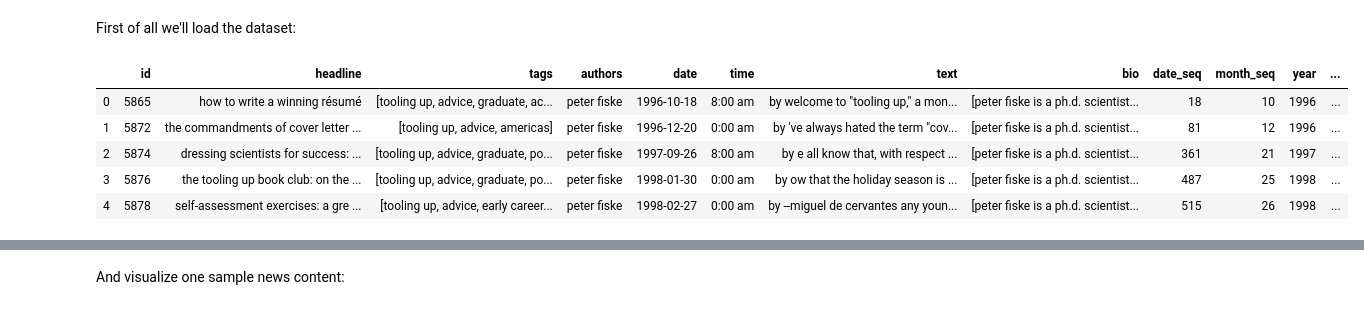
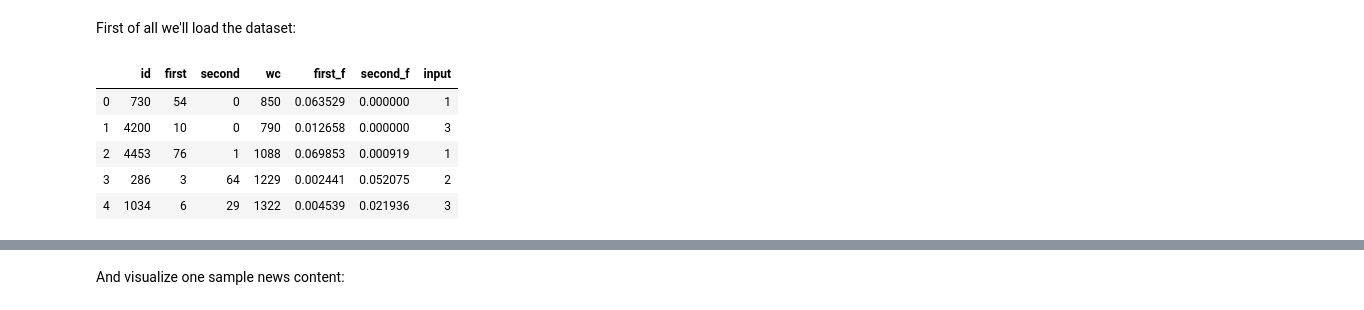
Before and after one commit to crboothb/sciencemag-careers-analysis, a Jupyter notebook: scripts/01-feature-engineering.ipynb, the cells around one changed output, grey strips where cells are left out. Saved outputs shown, nothing was run; the diff lists cells and outputs as text; code cells hidden in the pictures.

Commit message:
feature engineering first pass

```diff
--- a/scripts/01-feature-engineering.ipynb
+++ b/scripts/01-feature-engineering.ipynb
@@ -34,9 +36,9 @@ df = imp.init_df(full_filename, "full")
 # %%
-df.head()
+coded_df.head()
 # %% [output]
-|  | id | headline | tags | authors | date | time | text | bio | date_seq | month_seq | year | ... |
-| 0 | 5865 | how to write a winning résumé | [tooling up, advice, graduate, ac... | peter fiske | 1996-10-18 | 8:00 am | by welcome to "tooling up," a mon... | [peter fiske is a ph.d. scientist... | 18 | 10 | 1996 | ... |
-| 1 | 5872 | the commandments of cover letter ... | [tooling up, advice, americas] | peter fiske | 1996-12-20 | 0:00 am | by 've always hated the term "cov... | [peter fiske is a ph.d. scientist... | 81 | 12 | 1996 | ... |
-| 2 | 5874 | dressing scientists for success: ... | [tooling up, advice, graduate, po... | peter fiske | 1997-09-26 | 8:00 am | by e all know that, with respect ... | [peter fiske is a ph.d. scientist... | 361 | 21 | 1997 | ... |
-| 3 | 5876 | the tooling up book club: on the ... | [tooling up, advice, graduate, po... | peter fiske | 1998-01-30 | 0:00 am | by ow that the holiday season is ... | [peter fiske is a ph.d. scientist... | 487 | 25 | 1998 | ... |
-| 4 | 5878 | self-assessment exercises: a gre ... | [tooling up, advice, early career... | peter fiske | 1998-02-27 | 0:00 am | by --miguel de cervantes any youn... | [peter fiske is a ph.d. scientist... | 515 | 26 | 1998 | ... |
+|  | id | first | second | wc | first_f | second_f | input |
+| 0 | 730 | 54 | 0 | 850 | 0.063529 | 0.000000 | 1 |
+| 1 | 4200 | 10 | 0 | 790 | 0.012658 | 0.000000 | 3 |
+| 2 | 4453 | 76 | 1 | 1088 | 0.069853 | 0.000919 | 1 |
+| 3 | 286 | 3 | 64 | 1229 | 0.002441 | 0.052075 | 2 |
+| 4 | 1034 | 6 | 29 | 1322 | 0.004539 | 0.021936 | 3 |
```
Also changed, not shown: parts of 39 cells of this notebook, 2 other files.
